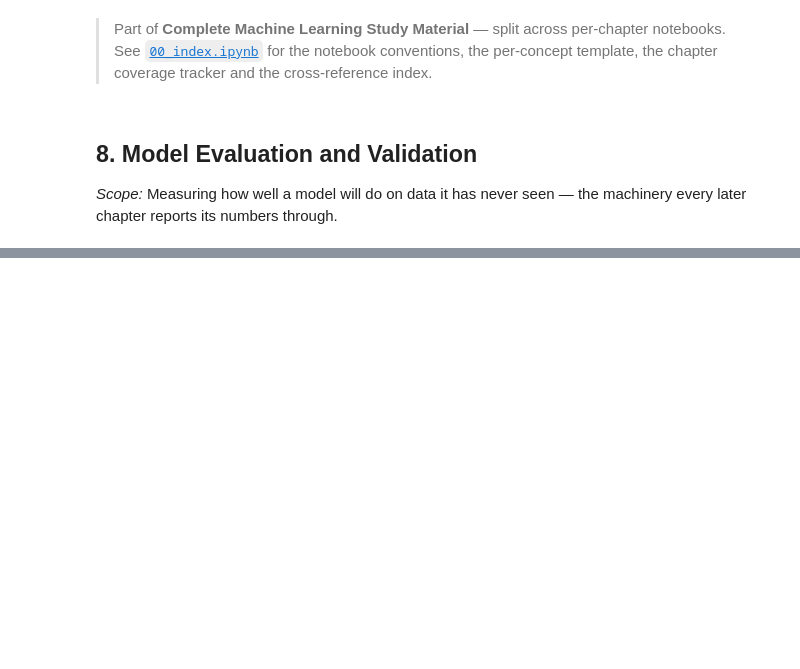
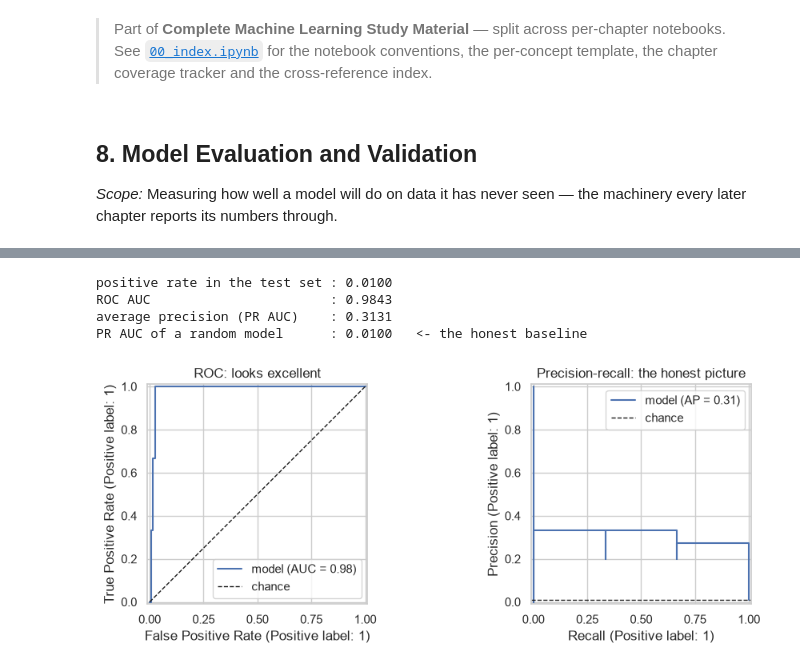
Before and after one commit to Shayan2002Saha/ML_Materials, a Jupyter notebook: 08_model_evaluation_and_validation.ipynb, the cells around one changed output, grey strips where cells are left out. Cells and saved outputs as stored; diff of their text form; code cells hidden in the pictures; blank space fills up the shorter version.

```diff
--- a/08_model_evaluation_and_validation.ipynb
+++ b/08_model_evaluation_and_validation.ipynb
@@ -46,0 +560,17 @@
+# %%
+from sklearn.dummy import DummyClassifier
+
+y_rare = np.r_[np.zeros(990), np.ones(10)].astype(int)
+X_rare = rng.normal(size=(1000, 5)) + y_rare[:, None] * 1.5
+
+Xr_tr, Xr_te, yr_tr, yr_te = train_test_split(X_rare, y_rare, test_size=0.3,
+                                              stratify=y_rare, random_state=RANDOM_STATE)
+
+nothing = DummyClassifier(strategy="most_frequent").fit(Xr_tr, yr_tr)
+pred_nothing = nothing.predict(Xr_te)
+
+print(f"accuracy of 'always negative' : {accuracy_score(yr_te, pred_nothing):.4f}")
+print(f"recall                        : {recall_score(yr_te, pred_nothing, zero_division=0):.4f}")
+print(f"balanced accuracy             : {balanced_accuracy_score(yr_te, pred_nothing):.4f}")
+print(f"MCC                           : {matthews_corrcoef(yr_te, pred_nothing):.4f}")
+print(f"Cohen's kappa                 : {cohen_kappa_score(yr_te, pred_nothing):.4f}")
@@ -46,0 +603,34 @@
+# %%
+from sklearn.metrics import roc_auc_score, average_precision_score
+
+rare_clf = make_pipeline(StandardScaler(), LogisticRegression(max_iter=5000)).fit(Xr_tr, yr_tr)
+proba_rare = rare_clf.predict_proba(Xr_te)[:, 1]
+
+print(f"positive rate in the test set : {yr_te.mean():.4f}")
+print(f"ROC AUC                       : {roc_auc_score(yr_te, proba_rare):.4f}")
+print(f"average precision (PR AUC)    : {average_precision_score(yr_te, proba_rare):.4f}")
+print(f"PR AUC of a random model      : {yr_te.mean():.4f}   <- the honest baseline")
+# %% [output]
+positive rate in the test set : 0.0100
+ROC AUC                       : 0.9843
+average precision (PR AUC)    : 0.3131
+PR AUC of a random model      : 0.0100   <- the honest baseline
+# %%
+from sklearn.metrics import RocCurveDisplay, PrecisionRecallDisplay
+
+fig, axes = plt.subplots(1, 2, figsize=(10, 3.8))
+
+RocCurveDisplay.from_predictions(yr_te, proba_rare, ax=axes[0], name="model")
+axes[0].plot([0, 1], [0, 1], "k--", lw=1, label="chance")
+axes[0].set_title("ROC: looks excellent")
+axes[0].legend(loc="lower right")
+
+PrecisionRecallDisplay.from_predictions(yr_te, proba_rare, ax=axes[1], name="model")
+axes[1].axhline(yr_te.mean(), color="k", ls="--", lw=1, label="chance")
+axes[1].set_title("Precision-recall: the honest picture")
+axes[1].legend(loc="upper right")
+
+fig.tight_layout()
+plt.show()
+# %% [output]
+[figure, added]
```
Also changed, not shown: parts of 102 cells of this notebook, 3 other files.
